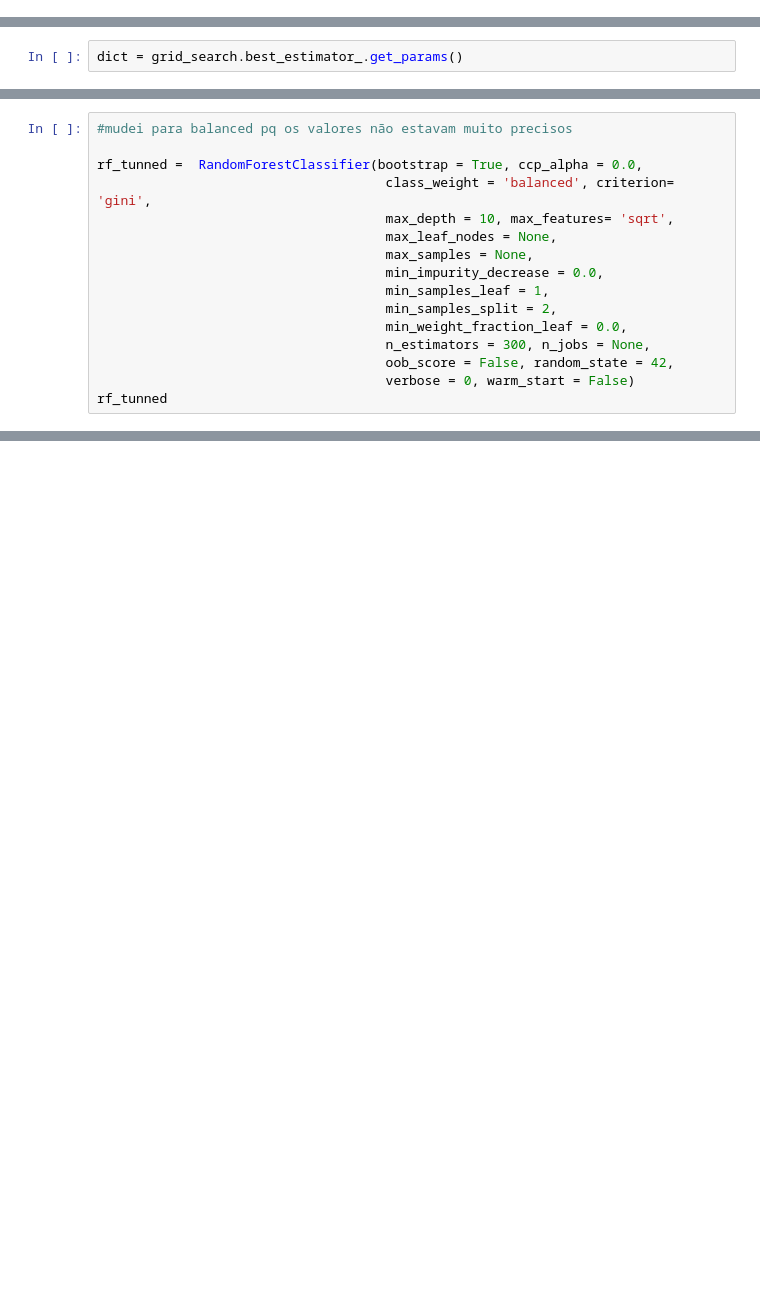
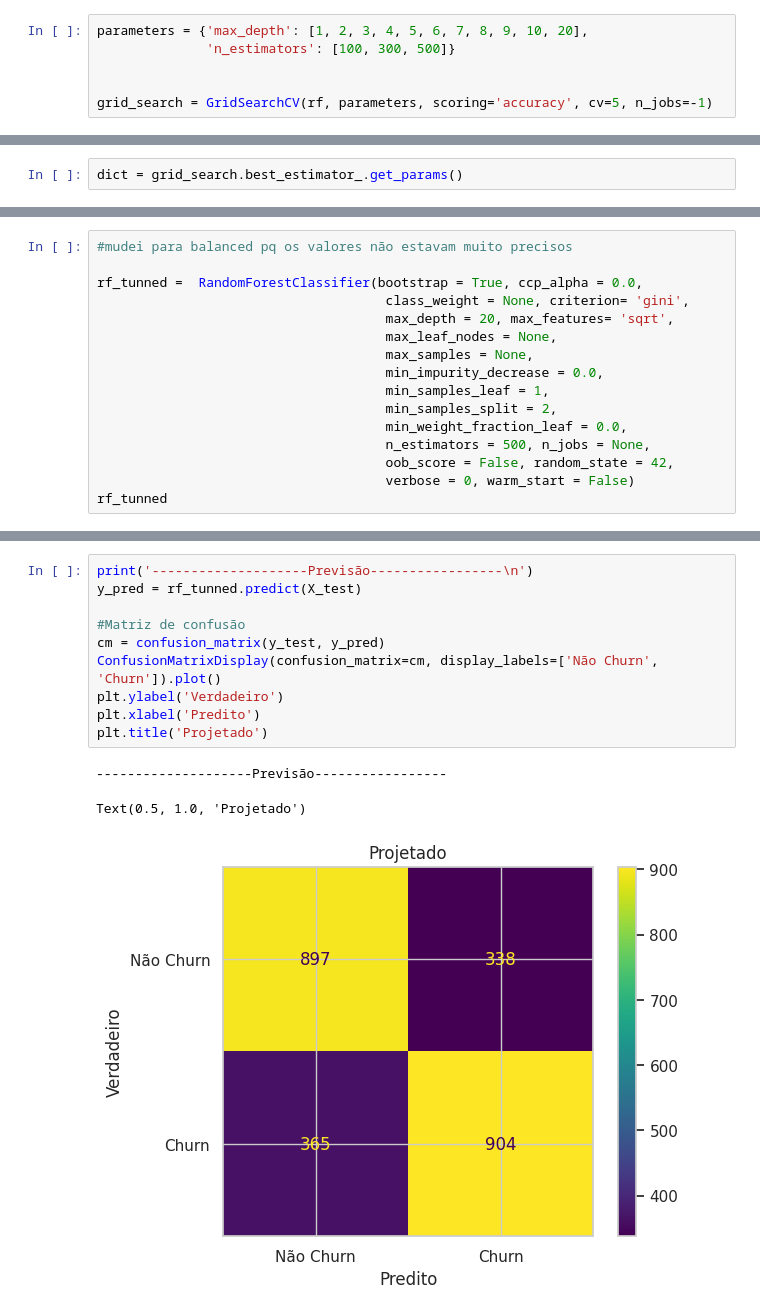
Before and after one commit to egonloch/DNC, a Jupyter notebook: Desafio_6_Egon.ipynb, the cells around one changed output, grey strips where cells are left out. Saved outputs shown, nothing was run; the diff lists cells and outputs as text; blank space fills up the shorter version.

```diff
--- a/Desafio_6_Egon.ipynb
+++ b/Desafio_6_Egon.ipynb
@@ -362,2 +396,8 @@ grid_search = GridSearchCV(rf, parameters, scoring='accuracy', cv=5, n_jobs=-1)
+# %%
+parameters = {'max_depth': [1, 2, 3, 4, 5, 6, 7, 8, 9, 10, 20],
+              'n_estimators': [100, 300, 500]}
+
+
+grid_search = GridSearchCV(rf, parameters, scoring='accuracy', cv=5, n_jobs=-1)
 # %%
 grid_search.fit(X_train, y_train)
@@ -369,15 +433,15 @@ grid_search.best_estimator_.get_params()
 #mudei para balanced pq os valores não estavam muito precisos
 
 rf_tunned =  RandomForestClassifier(bootstrap = True, ccp_alpha = 0.0,
-                                     class_weight = 'balanced', criterion= 'gini',
-                                     max_depth = 10, max_features= 'sqrt',
+                                     class_weight = None, criterion= 'gini',
+                                     max_depth = 20, max_features= 'sqrt',
                                      max_leaf_nodes = None,
                                      max_samples = None,
                                      min_impurity_decrease = 0.0,
                                      min_samples_leaf = 1,
                                      min_samples_split = 2,
                                      min_weight_fraction_leaf = 0.0,
-                                     n_estimators = 300, n_jobs = None,
+                                     n_estimators = 500, n_jobs = None,
                                      oob_score = False, random_state = 42,
                                      verbose = 0, warm_start = False)
 rf_tunned
@@ -390,3 +474,17 @@ X_test.assign(churn = y_test).assign(label = rf_tunned.predict(X_test))
+# %%
+print('--------------------Previsão-----------------\n')
+y_pred = rf_tunned.predict(X_test)
+
+#Matriz de confusão
+cm = confusion_matrix(y_test, y_pred)
+ConfusionMatrixDisplay(confusion_matrix=cm, display_labels=['Não Churn', 'Churn']).plot()
+plt.ylabel('Verdadeiro')
+plt.xlabel('Predito')
+plt.title('Projetado')
+# %% [output]
+--------------------Previsão-----------------
+Text(0.5, 1.0, 'Projetado')
+[figure, added]
 # %%
 print(f"Acurácia (Treino): {accuracy_score(y_train, rf_tunned.predict(X_train))}")
 print(f"Acurácia (Teste): {accuracy_score(y_test, rf_tunned.predict(X_test))}")
```
Also changed, not shown: parts of 24 cells of this notebook.
